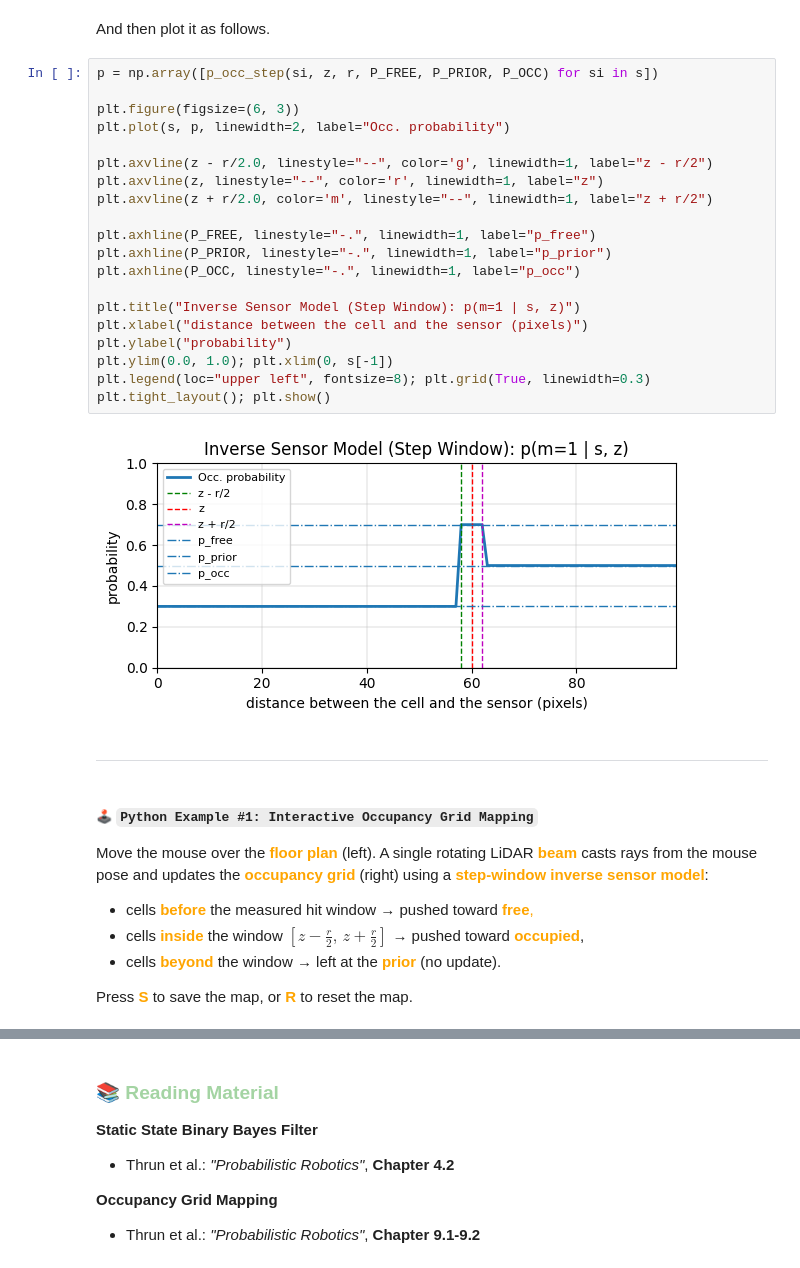
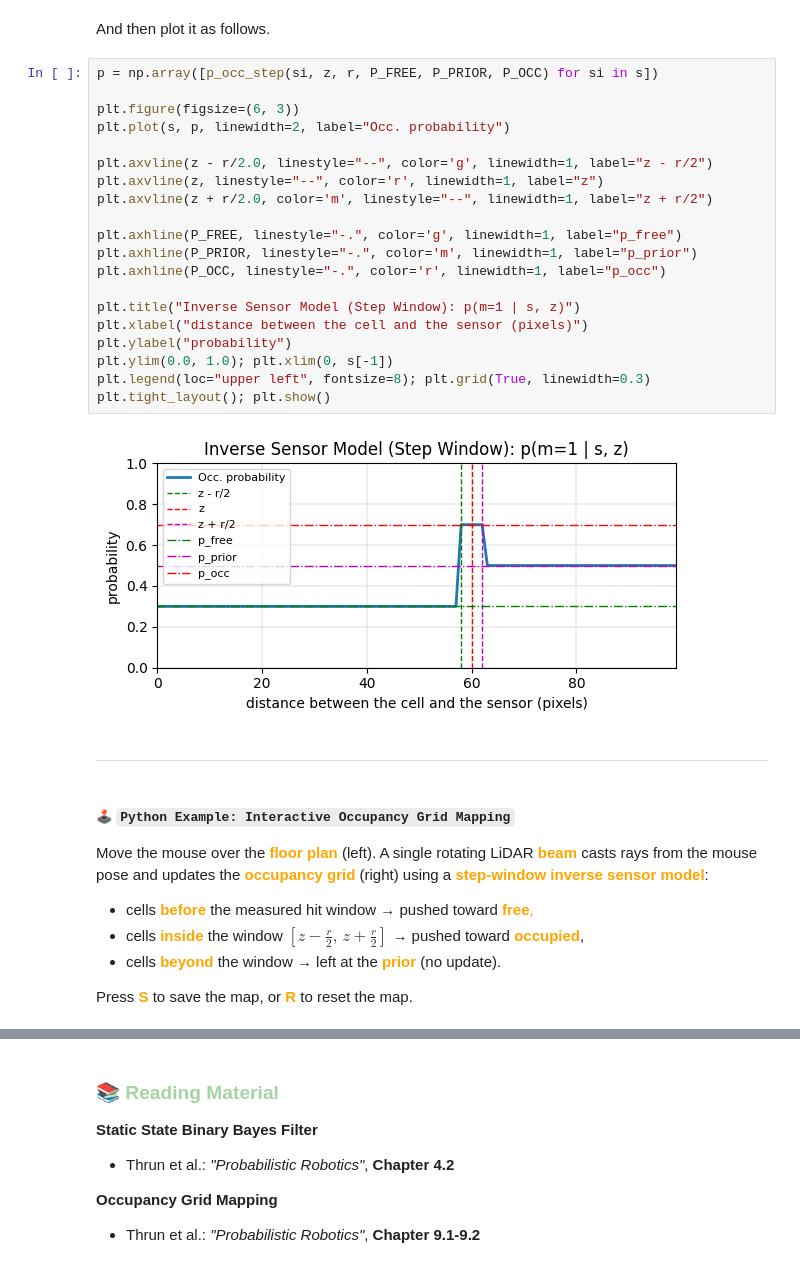
Before and after one commit to nstathou/hello-slam, a Jupyter notebook: notebooks/2_particle_filters/1_grid_maps.ipynb, the cells around one changed output, grey strips where cells are left out. Cells and saved outputs as stored; diff of their text form.

```diff
--- a/notebooks/2_particle_filters/1_grid_maps.ipynb
+++ b/notebooks/2_particle_filters/1_grid_maps.ipynb
@@ -339,29 +339,29 @@ And then plot it as follows.
 # %%
 p = np.array([p_occ_step(si, z, r, P_FREE, P_PRIOR, P_OCC) for si in s])
 
 plt.figure(figsize=(6, 3))
 plt.plot(s, p, linewidth=2, label="Occ. probability")
 
 plt.axvline(z - r/2.0, linestyle="--", color='g', linewidth=1, label="z - r/2")
 plt.axvline(z, linestyle="--", color='r', linewidth=1, label="z")
 plt.axvline(z + r/2.0, color='m', linestyle="--", linewidth=1, label="z + r/2")
 
-plt.axhline(P_FREE, linestyle="-.", linewidth=1, label="p_free")
-plt.axhline(P_PRIOR, linestyle="-.", linewidth=1, label="p_prior")
-plt.axhline(P_OCC, linestyle="-.", linewidth=1, label="p_occ")
+plt.axhline(P_FREE, linestyle="-.", color='g', linewidth=1, label="p_free")
+plt.axhline(P_PRIOR, linestyle="-.", color='m', linewidth=1, label="p_prior")
+plt.axhline(P_OCC, linestyle="-.", color='r', linewidth=1, label="p_occ")
 
 plt.title("Inverse Sensor Model (Step Window): p(m=1 | s, z)")
 plt.xlabel("distance between the cell and the sensor (pixels)")
 plt.ylabel("probability")
 plt.ylim(0.0, 1.0); plt.xlim(0, s[-1])
 plt.legend(loc="upper left", fontsize=8); plt.grid(True, linewidth=0.3)
 plt.tight_layout(); plt.show()
 # %% [output]
-[figure, old version]
+[figure, new version]
 # %% [markdown]
 ---
 # %% [markdown]
-##### 🕹️ `Python Example #1: Interactive Occupancy Grid Mapping`
+##### 🕹️ `Python Example: Interactive Occupancy Grid Mapping`
 
 Move the mouse over the <span style="color:#ffa500">**floor plan**</span> (left). A single rotating LiDAR <span style="color:#ffa500">**beam**</span> casts rays from the mouse pose and updates the <span style="color:#ffa500">**occupancy grid**</span> (right) using a <span style="color:#ffa500">**step-window inverse sensor model**</span>:
 - cells <span style="color:#ffa500">**before**</span> the measured hit window → pushed toward <span style="color:#ffa500">**free**,
```
Also changed, not shown: parts of 11 cells of this notebook.
